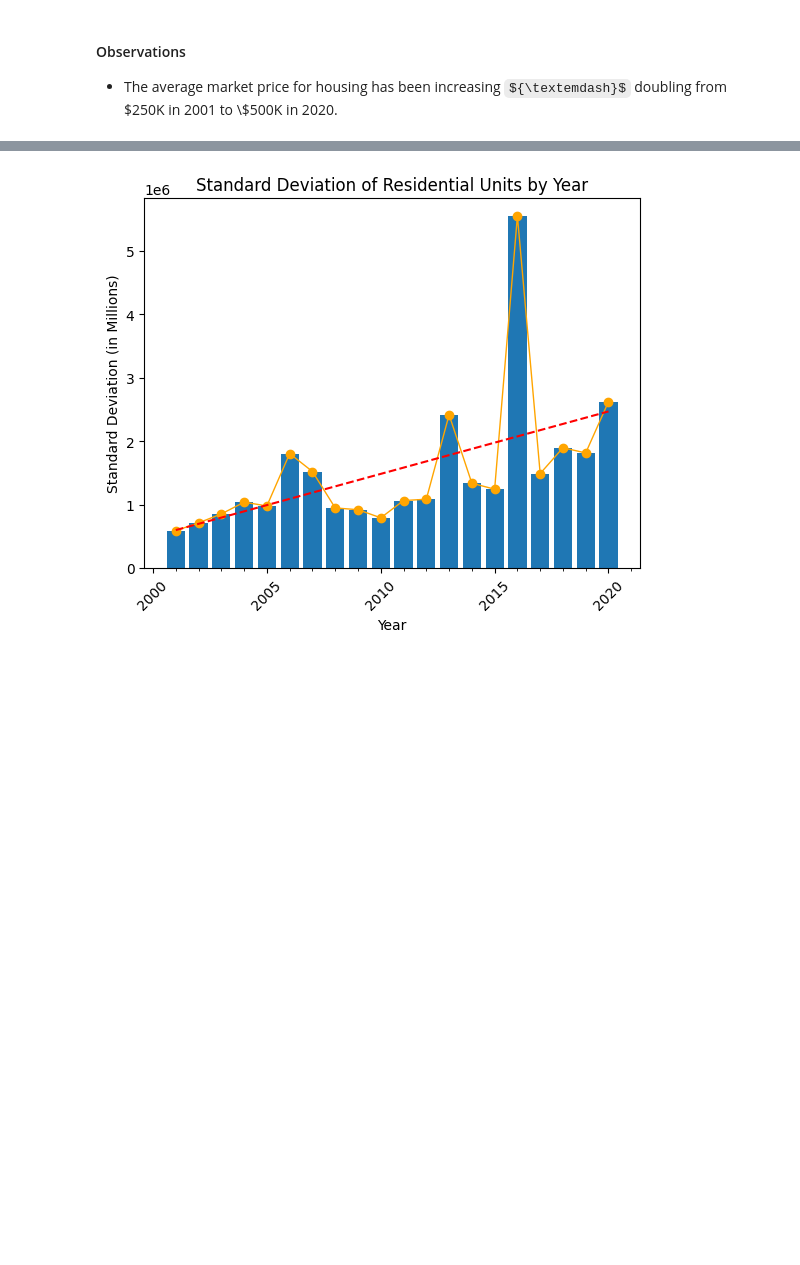
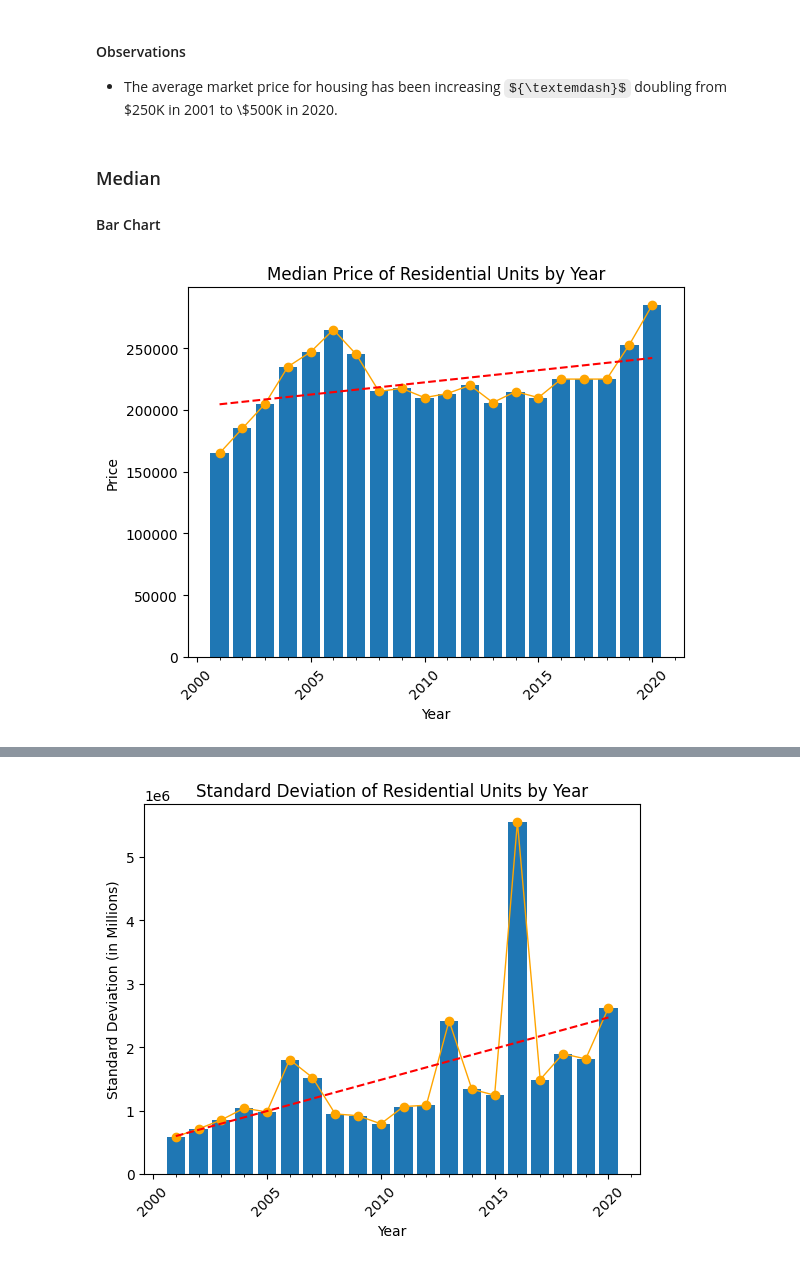
Before and after one commit to tyreseGill/data-analysis-of-sales, a Jupyter notebook: main.ipynb, the cells around one changed output, grey strips where cells are left out. Saved outputs shown, nothing was run; the diff lists cells and outputs as text; code cells hidden in the pictures; some formulas as TeX source; blank space fills up the shorter version.

```diff
--- a/main.ipynb
+++ b/main.ipynb
@@ -221,3 +251,10 @@ df
 # %% [markdown]
 #### Observations
 - The average market price for housing has been increasing ${\textemdash}$ doubling from \$250K in 2001 to \\$500K in 2020.
+# %% [markdown]
+### Median
+#### Bar Chart
+# %%
+main(median_stats=True, show_chart=True)
+# %% [output]
+[figure, added]
```
Also changed, not shown: parts of 11 cells of this notebook.
